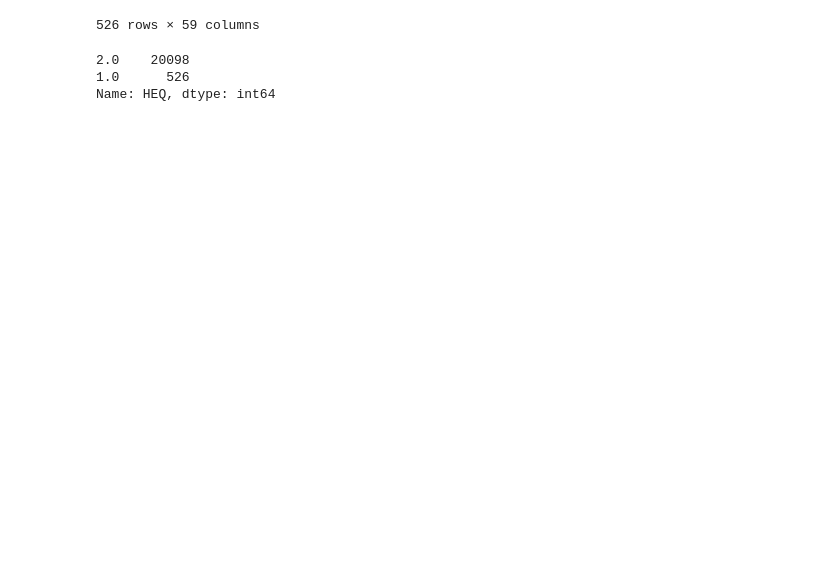
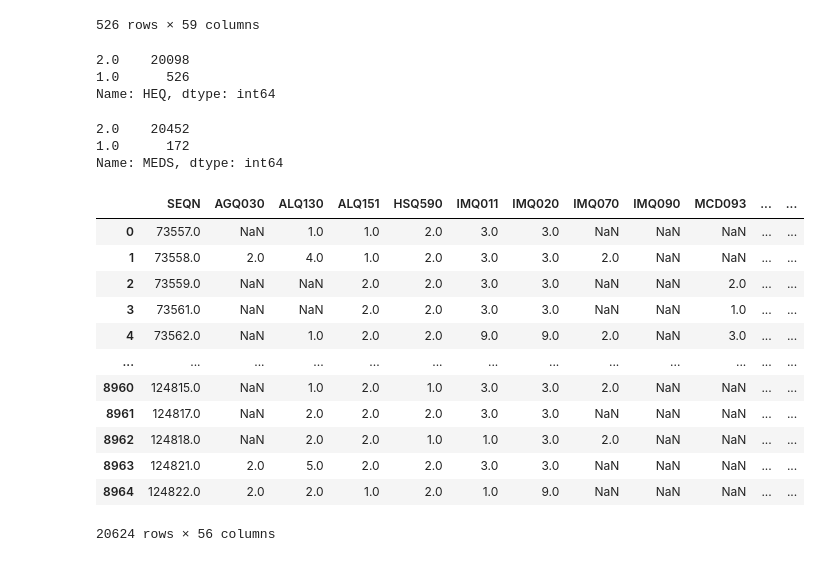
Before and after one commit to tomBaty/data301_project, a Jupyter notebook: main.ipynb, the cells around one changed output. Drawn from its saved outputs; the diff is of its cells as text; code cells hidden in the pictures; blank space fills up the shorter version.

Commit message:
combine meds columns and drop heq columns

```diff
--- a/main.ipynb
+++ b/main.ipynb
@@ -186,3 +186,33 @@ data_total['HEQ'].value_counts()
 2.0    20098
 1.0      526
 Name: HEQ, dtype: int64
+# %%
+# HEQ020 1.0 or HEQ040 1.0 (took meds for hepatitis) new column
+
+data_total['MEDS'] = np.where(((data_total.HEQ020 == 1.0) | ((data_total.HEQ040 == 1.0))), 1.0, 2.0)
+
+data_total['MEDS'].value_counts()
+# %% [output]
+2.0    20452
+1.0      172
+Name: MEDS, dtype: int64
+# %%
+# Drop HEQ columns as we have combined them
+
+data_total = data_total.drop(['HEQ010', 'HEQ020', 'HEQ030', 'HEQ040'], axis = 1)
+# %%
+data_total
+# %% [output]
+|  | SEQN | AGQ030 | ALQ130 | ALQ151 | HSQ590 | IMQ011 | IMQ020 | IMQ070 | IMQ090 | MCD093 | ... | ... |
+| 0 | 73557.0 | NaN | 1.0 | 1.0 | 2.0 | 3.0 | 3.0 | NaN | NaN | NaN | ... | ... |
+| 1 | 73558.0 | 2.0 | 4.0 | 1.0 | 2.0 | 3.0 | 3.0 | 2.0 | NaN | NaN | ... | ... |
+| 2 | 73559.0 | NaN | NaN | 2.0 | 2.0 | 3.0 | 3.0 | NaN | NaN | 2.0 | ... | ... |
+| 3 | 73561.0 | NaN | NaN | 2.0 | 2.0 | 3.0 | 3.0 | NaN | NaN | 1.0 | ... | ... |
+| 4 | 73562.0 | NaN | 1.0 | 2.0 | 2.0 | 9.0 | 9.0 | 2.0 | NaN | 3.0 | ... | ... |
+| ... | ... | ... | ... | ... | ... | ... | ... | ... | ... | ... | ... | ... |
+| 8960 | 124815.0 | NaN | 1.0 | 2.0 | 1.0 | 3.0 | 3.0 | 2.0 | NaN | NaN | ... | ... |
+| 8961 | 124817.0 | NaN | 2.0 | 2.0 | 2.0 | 3.0 | 3.0 | NaN | NaN | NaN | ... | ... |
+| 8962 | 124818.0 | NaN | 2.0 | 2.0 | 1.0 | 1.0 | 3.0 | 2.0 | NaN | NaN | ... | ... |
+| 8963 | 124821.0 | 2.0 | 5.0 | 2.0 | 2.0 | 3.0 | 3.0 | NaN | NaN | NaN | ... | ... |
+| 8964 | 124822.0 | 2.0 | 2.0 | 1.0 | 2.0 | 1.0 | 9.0 | NaN | NaN | NaN | ... | ... |
+20624 rows × 56 columns
```
Also changed, not shown: parts of 1 cell of this notebook.
